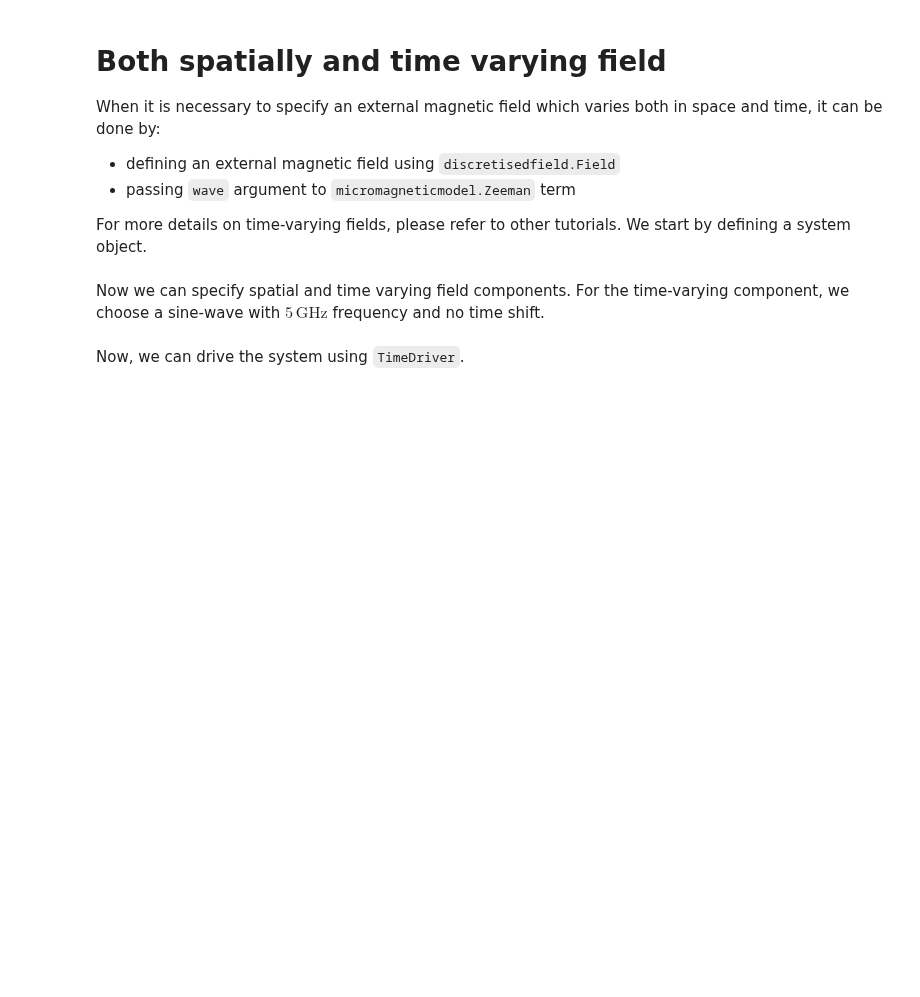
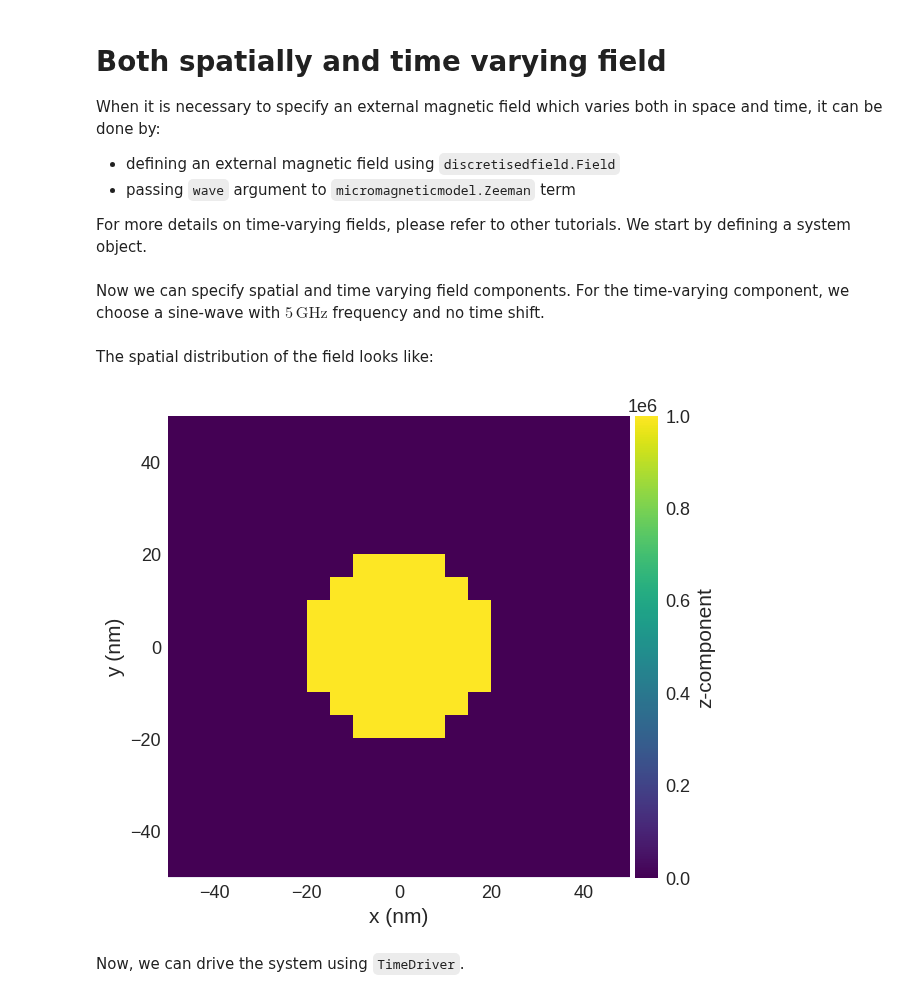
Before and after one commit to ubermag/tutorials, a Jupyter notebook: examples/space-time-field.ipynb, the cells around one changed output. Saved outputs shown, nothing was run; the diff lists cells and outputs as text; code cells hidden in the pictures; blank space fills up the shorter version.

```diff
--- a/examples/space-time-field.ipynb
+++ b/examples/space-time-field.ipynb
@@ -18,4 +18,19 @@ mesh = df.Mesh(region=region, cell=(5e-9, 5e-9, 5e-9))
 system = mm.System(name='space_time_varying_field')
 # %% [markdown]
 Now we can specify spatial and time varying field components. For the time-varying component, we choose a sine-wave with $5\,\text{GHz}$ frequency and no time shift.
+# %%
+def Hspace(point):
+    x, y, z = point
+    if x**2 + y**2 < 20e-9**2:
+        return (0, 0, 1e6)
+    else:
+        return (0, 0, 0)
+
+H = df.Field(mesh, nvdim=3, value=Hspace)
+# %% [markdown]
+The spatial distribution of the field looks like:
+# %%
+H.sel("z").mpl()
+# %% [output]
+[figure, added]
 # %%
```
Also changed, not shown: parts of 2 cells of this notebook.
